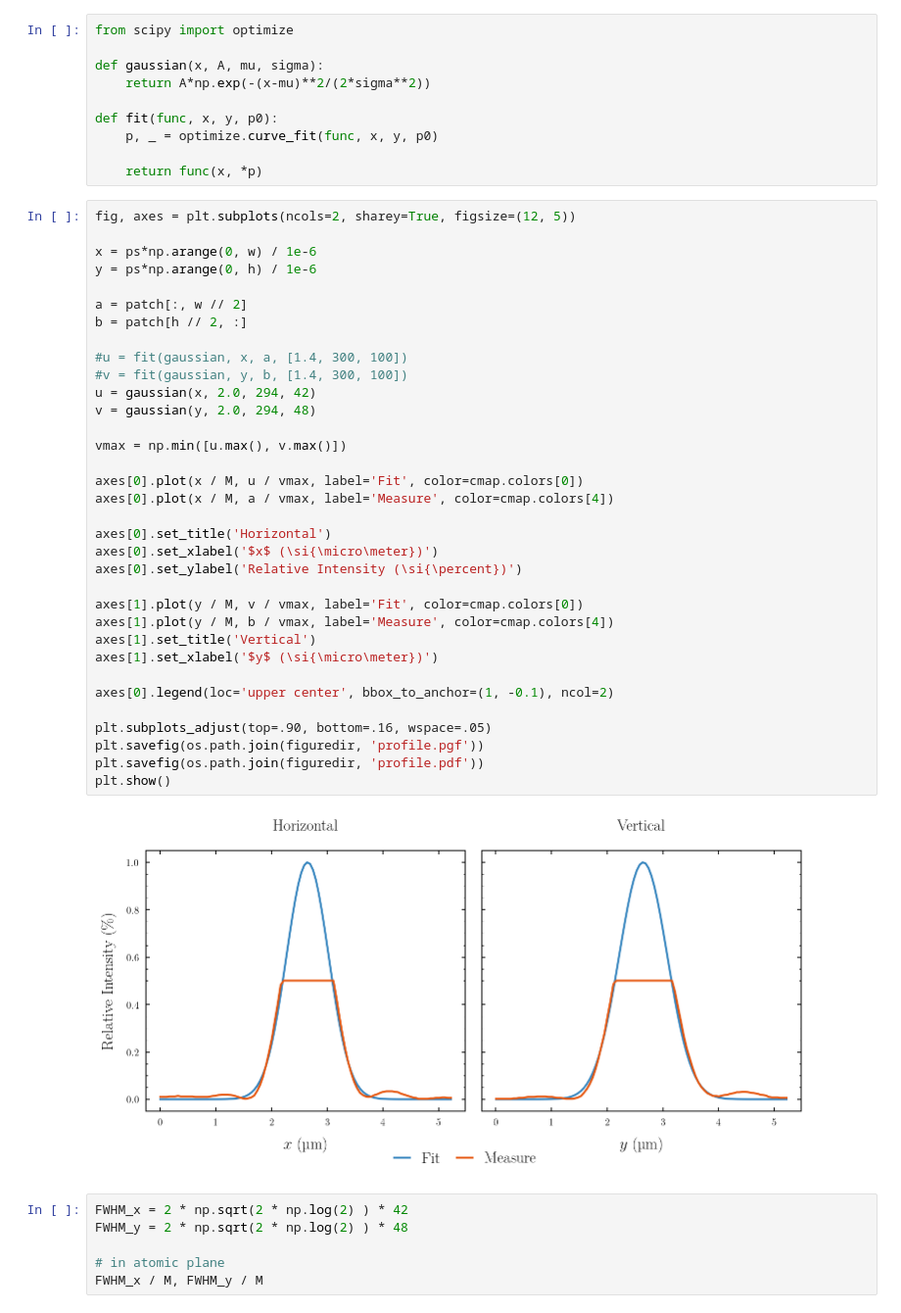
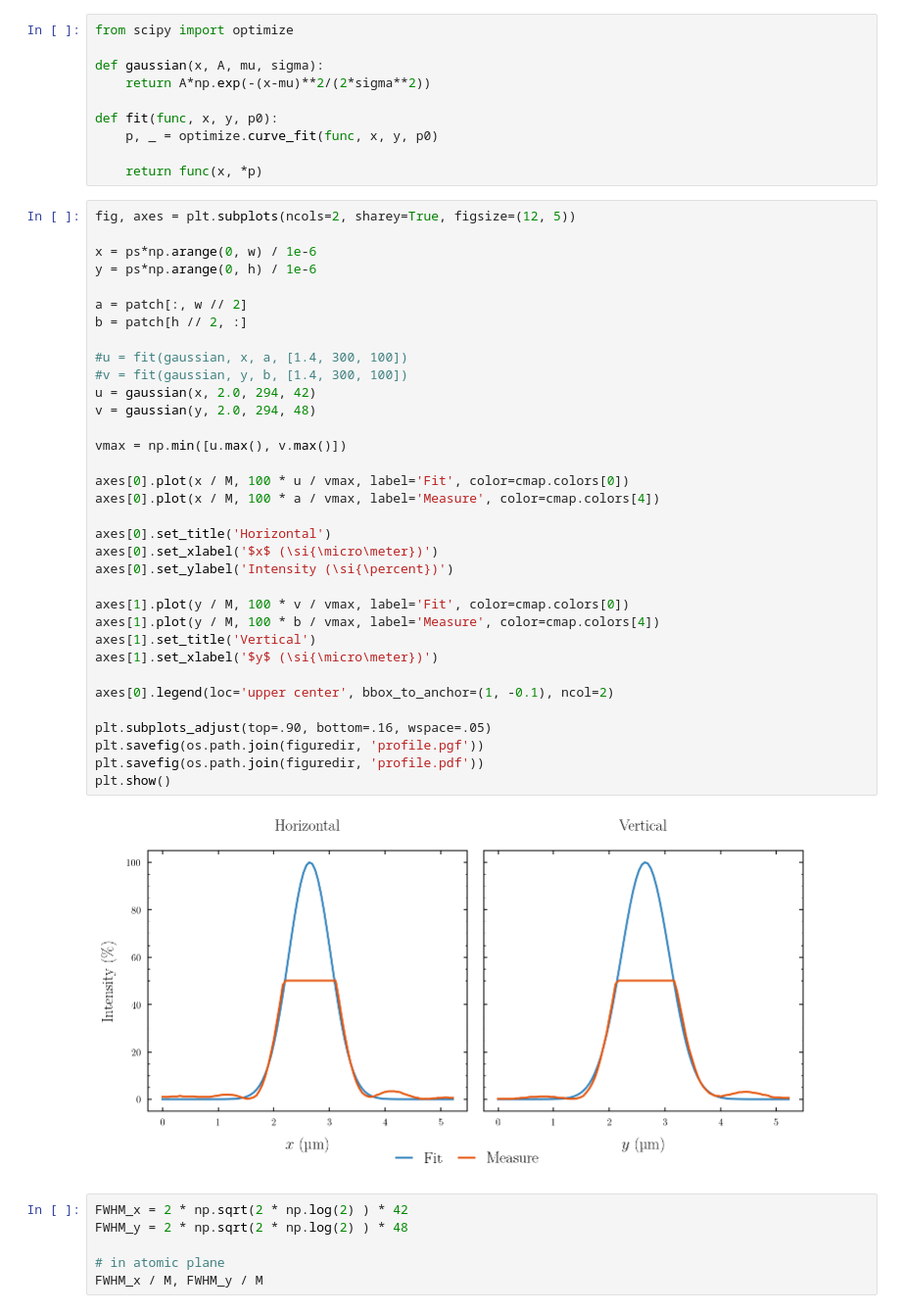
Before and after one commit to bodokaiser/bachelor-thesis, a Jupyter notebook: notebook/evaluation/intensity-profile.ipynb, the cells around one changed output. Shown at 98% size. Saved outputs shown, nothing was run; the diff lists cells and outputs as text.

```diff
--- a/notebook/evaluation/intensity-profile.ipynb
+++ b/notebook/evaluation/intensity-profile.ipynb
@@ -67,39 +67,39 @@ def fit(func, x, y, p0):
 # %%
 fig, axes = plt.subplots(ncols=2, sharey=True, figsize=(12, 5))
 
 x = ps*np.arange(0, w) / 1e-6
 y = ps*np.arange(0, h) / 1e-6
 
 a = patch[:, w // 2]
 b = patch[h // 2, :]
 
 #u = fit(gaussian, x, a, [1.4, 300, 100])
 #v = fit(gaussian, y, b, [1.4, 300, 100])
 u = gaussian(x, 2.0, 294, 42)
 v = gaussian(y, 2.0, 294, 48)
 
 vmax = np.min([u.max(), v.max()])
 
-axes[0].plot(x / M, u / vmax, label='Fit', color=cmap.colors[0])
-axes[0].plot(x / M, a / vmax, label='Measure', color=cmap.colors[4])
+axes[0].plot(x / M, 100 * u / vmax, label='Fit', color=cmap.colors[0])
+axes[0].plot(x / M, 100 * a / vmax, label='Measure', color=cmap.colors[4])
 
 axes[0].set_title('Horizontal')
 axes[0].set_xlabel('$x$ (\si{\micro\meter})')
-axes[0].set_ylabel('Relative Intensity (\si{\percent})')
+axes[0].set_ylabel('Intensity (\si{\percent})')
 
-axes[1].plot(y / M, v / vmax, label='Fit', color=cmap.colors[0])
-axes[1].plot(y / M, b / vmax, label='Measure', color=cmap.colors[4])
+axes[1].plot(y / M, 100 * v / vmax, label='Fit', color=cmap.colors[0])
+axes[1].plot(y / M, 100 * b / vmax, label='Measure', color=cmap.colors[4])
 axes[1].set_title('Vertical')
 axes[1].set_xlabel('$y$ (\si{\micro\meter})')
 
 axes[0].legend(loc='upper center', bbox_to_anchor=(1, -0.1), ncol=2)
 
 plt.subplots_adjust(top=.90, bottom=.16, wspace=.05)
 plt.savefig(os.path.join(figuredir, 'profile.pgf'))
 plt.savefig(os.path.join(figuredir, 'profile.pdf'))
 plt.show()
 # %% [output]
-[figure, old version]
+[figure, new version]
 # %%
 FWHM_x = 2 * np.sqrt(2 * np.log(2) ) * 42
 FWHM_y = 2 * np.sqrt(2 * np.log(2) ) * 48
```
Also changed, not shown: 20 other files.
